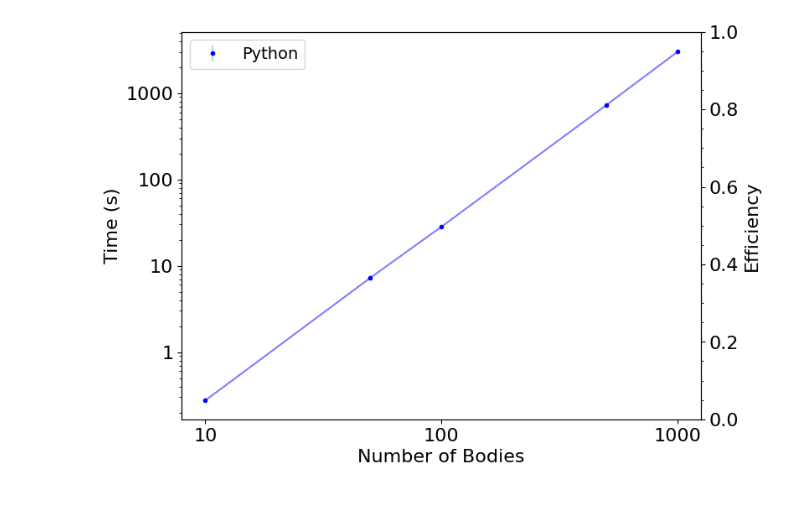
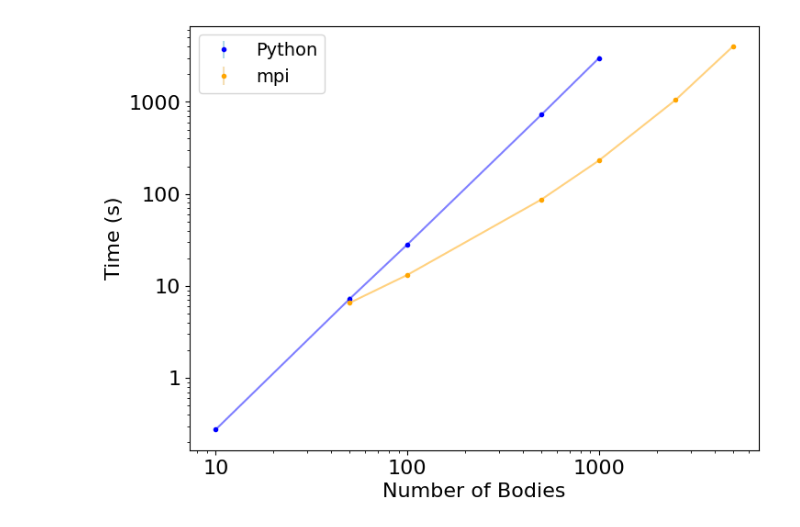
Before and after one commit to jonasyip/Advance-Computional-Physics-Project, a Jupyter notebook: mini_project/Direct approach/analysis/scaling/scaling.ipynb, the cells around one changed output. Drawn from its saved outputs; the diff is of its cells as text; code cells hidden in the pictures.

```diff
--- a/mini_project/Direct approach/analysis/scaling/scaling.ipynb
+++ b/mini_project/Direct approach/analysis/scaling/scaling.ipynb
@@ -10,7 +10,7 @@ bodies = static["bodies"]
 execution_time = static["execution_time_(s)"]
 # %%
 # processes_plot = []
-bodies_plot = []
+python_bodies_plot = []
 python_execution_time_avg = []
 python_error = []
 python_speed_up = []
@@ -35,4 +35,9 @@ for i in range(0, len(bodies), 3):
     python_error.append(error)
 
     # processes_plot.append(processes[i])
-    bodies_plot.append(bodies[i])
+    python_bodies_plot.append(bodies[i])
+# %%
+static = pd.read_csv("mpi.csv", header=0)
+bodies = static["bodies"]
+execution_time = static["execution_time_(s)"]
+processes = static["processes"]
@@ -43,39 +77,46 @@ for i in range(0, len(bodies), 3):
 fig, ax = plt.subplots(1,figsize=(8,6))
 
 #plt.errorbar(threads_plot, guided_efficiency, guided_error, fmt='.', color='Black', ecolor='LightGrey')
-ax.errorbar(bodies_plot, python_execution_time_avg, python_error, fmt=".",label="Python", color="blue", ecolor="lightblue")
-ax.plot(bodies_plot, python_execution_time_avg, color="blue", alpha=0.5)
+ax.errorbar(python_bodies_plot, python_execution_time_avg, python_error, fmt=".",label="Python", color="blue", ecolor="lightblue")
+ax.plot(python_bodies_plot, python_execution_time_avg, color="blue", alpha=0.5)
+
+#CYTHON
+
+ax.errorbar(mpi_bodies_plot, mpi_execution_time_avg, mpi_error, fmt=".",label="mpi", color="orange", ecolor="wheat")
+ax.plot(mpi_bodies_plot, mpi_execution_time_avg, color="orange", alpha=0.5)
+
+#OPENMP
 
 ax.set_xscale('log',base=10)
 ax.set_yscale('log',base=10)
 
 # plt.xticks(xticks, xticks)
 
 ax.set_xlabel("Number of Bodies", size=16)
 ax.set_ylabel("Time (s)", size=16)
 
 
-ax2=ax.twinx()
-# ax2.plot(processes_plot, mpi500_efficiency,  linestyle="--", color="blue")
+# ax2=ax.twinx()
+# ax2.plot(mpi_bodies_plot, mpi_efficiency,  linestyle="--", color="green")
 
 
-ax.xaxis.set_minor_locator(ticker.AutoMinorLocator())
+
 ax.tick_params(which='minor', length=2.5)
 
 ax.xaxis.set_tick_params(labelsize=16)
 ax.yaxis.set_tick_params(labelsize=16)
 
 ax.xaxis.set_major_formatter(ticker.FuncFormatter(lambda y,pos: ('{{:.{:1d}f}}'.format(int(np.maximum(-np.log10(y),0)))).format(y)))
 ax.yaxis.set_major_formatter(ticker.FuncFormatter(lambda y,pos: ('{{:.{:1d}f}}'.format(int(np.maximum(-np.log10(y),0)))).format(y)))
 
 
 
-ax2.set_ylabel("Efficiency", size=16)
-ax2.yaxis.set_tick_params(labelsize=16)
+# ax2.set_ylabel("Efficiency", size=16)
+# ax2.yaxis.set_tick_params(labelsize=16)
 
-ax2.yaxis.set_minor_locator(ticker.AutoMinorLocator())
+# ax2.yaxis.set_minor_locator(ticker.AutoMinorLocator())
 
 ax.legend(prop={'size': 14})
 plt.show()
 # %% [output]
-[figure, old version]
+[figure, new version]
```
Also changed, not shown: parts of 1 cell of this notebook, 5 other files.
